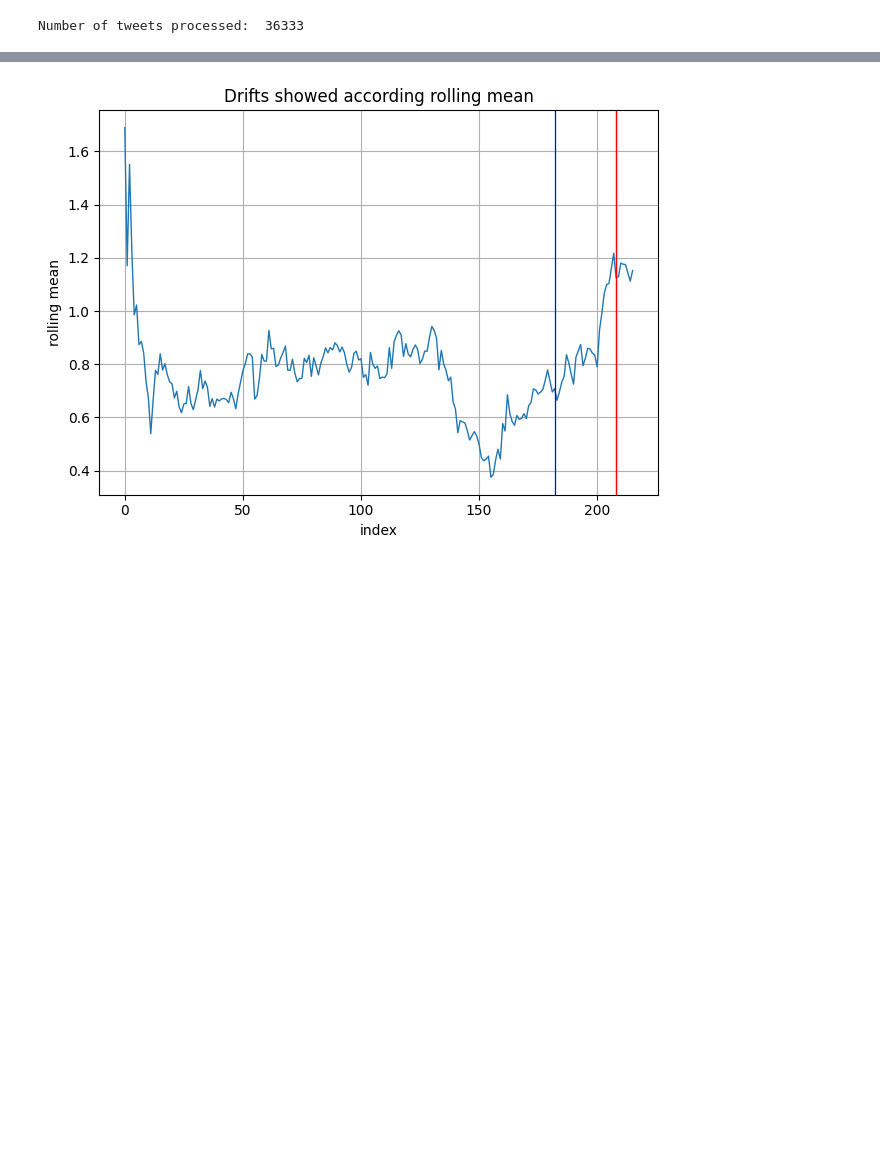
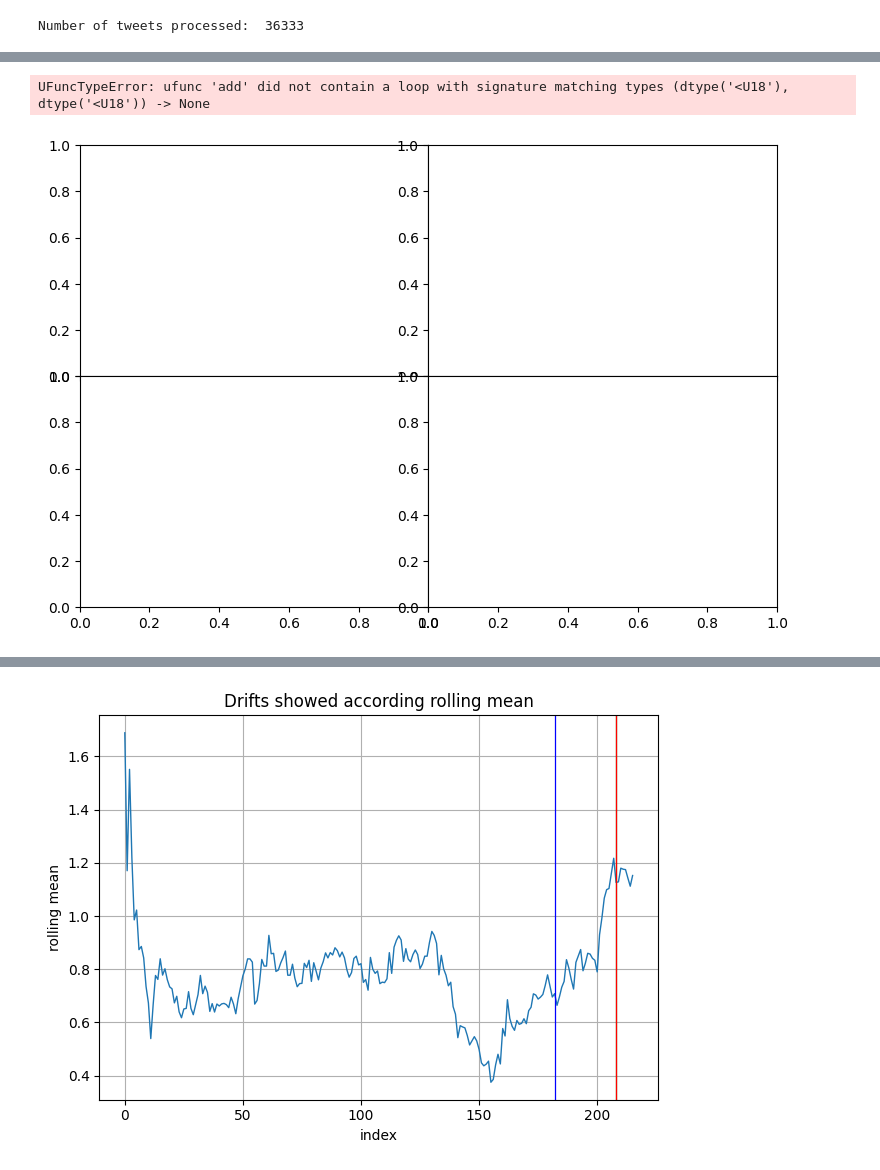
Before and after one commit to thalistdg/TCC, a Jupyter notebook: src/detect_drifts.ipynb, the cells around one changed output, grey strips where cells are left out. Drawn from its saved outputs; the diff is of its cells as text; code cells hidden in the pictures; blank space fills up the shorter version.

```diff
--- a/src/detect_drifts.ipynb
+++ b/src/detect_drifts.ipynb
@@ -116,3 +67,58 @@ Number of tweets processed:  36333
+# %%
+axes_prop_cycle = {
+    'markersize':[8]*20,
+    'linewidth':[1]*20,
+    'markevery': [8]*20,
+    'marker':['o', 'X', 's', 'P', 'D']*4,
+    'color':sns.color_palette("Set1", 20)
+}
+
+def show_results(results, axs, d_type, legend=False):
+    bps = axs[0].boxplot(results, vert=False, patch_artist=True)
+    axs[0].set_xscale('log')
+    axs[0].grid(axis='x')
+    axs[0].set_title(r'Distribution type: ' + d_type)
+    axs[0].set_yticklabels([])
+
+    for i, j, k, l in zip(bps['boxes'], bps['medians'], axes_prop_cycle['marker'][3::-1], axes_prop_cycle['color']):
+        i.set_facecolor(l)
+        j.set_color('black')
+        j.set_marker(k)
+        j.set_markevery(1)
+        j.set_markerfacecolor(l)
+
+    sns.ecdfplot(results, log_scale=True, ax=axs[1], legend=legend, alpha=0.8)
+    axs[1].grid()
+    axs[1].set_ylim([-0.05, 1.05])
+
+    return bps
+
+fig, axs = plt.subplots(2,2, sharex=True, figsize=(9,6), gridspec_kw={'hspace':0.0, 'wspace':0.0})
+
+for e, (i,j) in enumerate(zip(results_dtw, axs.T)):
+    zz = show_results(results_dtw[i], j, i, e == 1)
+    j[0].set_yticklabels([])
+
+    if e:
+        j[1].set_yticklabels([])
+        j[1].set_ylabel('')
+
+
+axs[1,0].set_ylabel('Cumulative Probability')
+axs[1,1].set_xlabel('DTW value')
+sns.move_legend(axs[1,1], loc='lower center', ncol=5, bbox_to_anchor=(0.5, -0.45))
+
+for i, j in zip(axs[1,1].legend_.legendHandles, axes_prop_cycle['marker'][3::-1]):
+    i.set_marker(j)
+    i.set_markersize(8)
+
+
+fig.tight_layout()
+
+# fig.savefig('./data_pdf_files/call_center.pdf')
+# %% [output]
+UFuncTypeError: ufunc 'add' did not contain a loop with signature matching types (dtype('<U18'), dtype('<U18')) -> None
+[figure, added]
 # %%
 for r in results:
     print(r)
```
Also changed, not shown: parts of 7 cells of this notebook, 1 other file.
